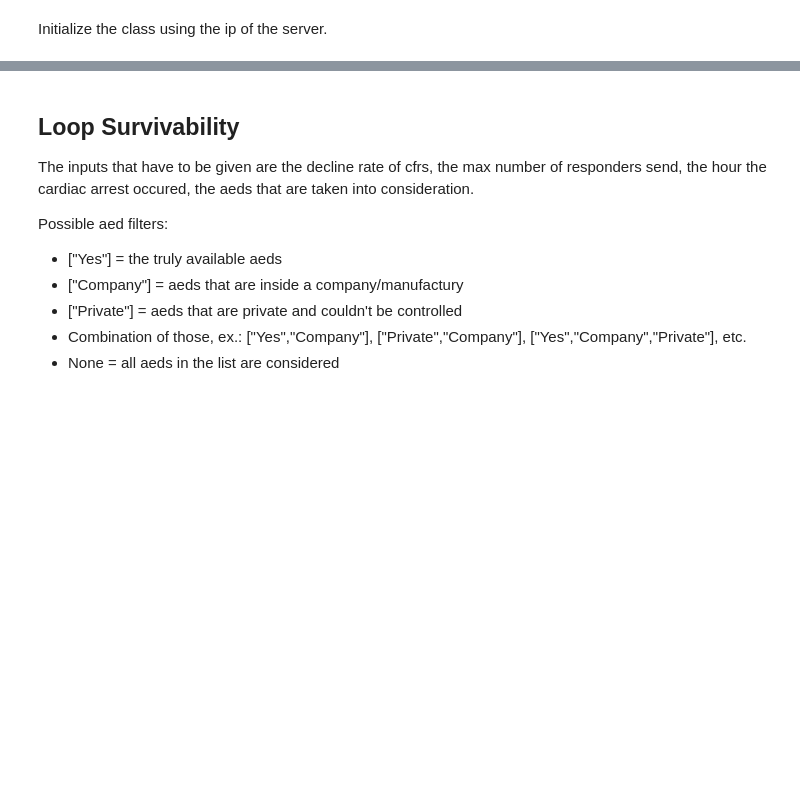
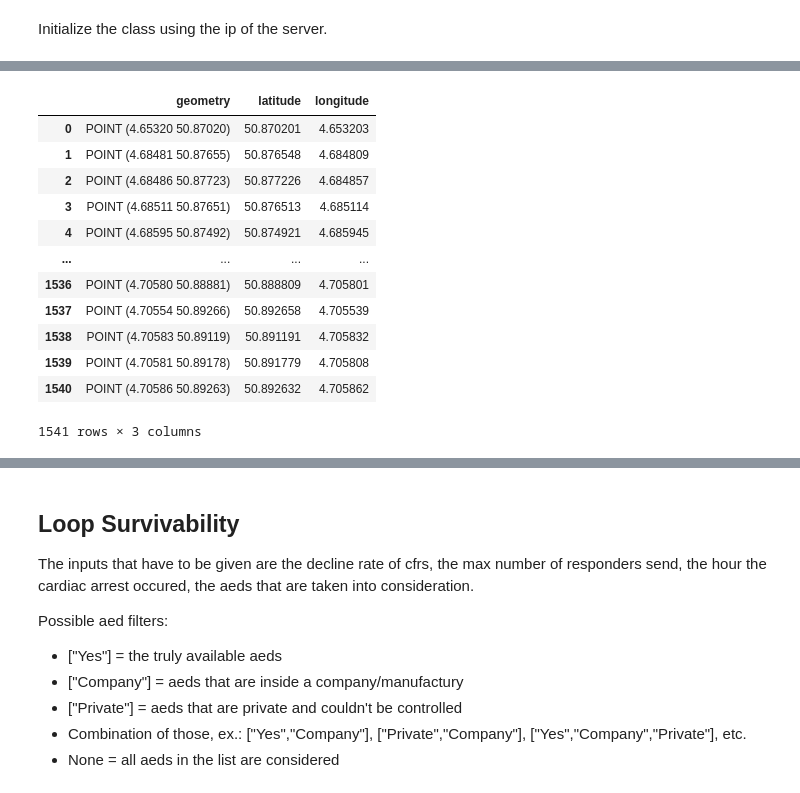
Before and after one commit to Leowiser/AED-Route-Optimization-MDA-Project, a Jupyter notebook: Simulation_Run.ipynb, the cells around one changed output, grey strips where cells are left out. Drawn from its saved outputs; the diff is of its cells as text; code cells hidden in the pictures; blank space fills up the shorter version.

```diff
--- a/Simulation_Run.ipynb
+++ b/Simulation_Run.ipynb
@@ -26,0 +49,20 @@ print(dir(Simulations))
+# %%
+df_responders = Simulations._generate_cfrs(time_of_day = "day", proportion = 0.01)
+# %%
+responders = df_responders.reset_index(drop=True)
+# %%
+responders
+# %% [output]
+|  | geometry | latitude | longitude |
+| 0 | POINT (4.65320 50.87020) | 50.870201 | 4.653203 |
+| 1 | POINT (4.68481 50.87655) | 50.876548 | 4.684809 |
+| 2 | POINT (4.68486 50.87723) | 50.877226 | 4.684857 |
+| 3 | POINT (4.68511 50.87651) | 50.876513 | 4.685114 |
+| 4 | POINT (4.68595 50.87492) | 50.874921 | 4.685945 |
+| ... | ... | ... | ... |
+| 1536 | POINT (4.70580 50.88881) | 50.888809 | 4.705801 |
+| 1537 | POINT (4.70554 50.89266) | 50.892658 | 4.705539 |
+| 1538 | POINT (4.70583 50.89119) | 50.891191 | 4.705832 |
+| 1539 | POINT (4.70581 50.89178) | 50.891779 | 4.705808 |
+| 1540 | POINT (4.70586 50.89263) | 50.892632 | 4.705862 |
+1541 rows × 3 columns
```
Also changed, not shown: parts of 25 cells of this notebook, 8 other files.
